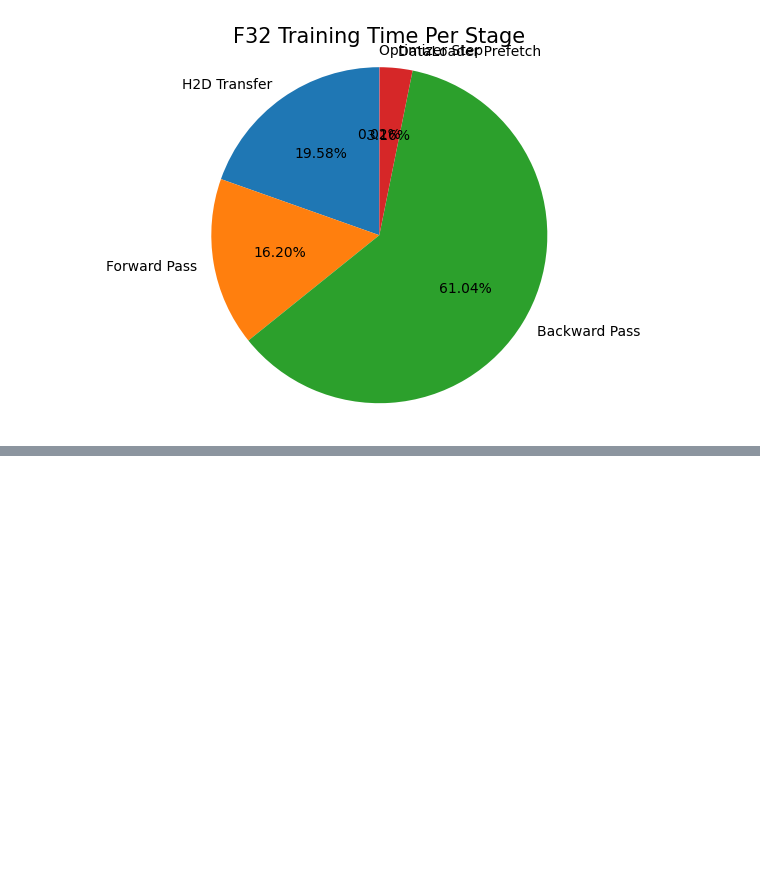
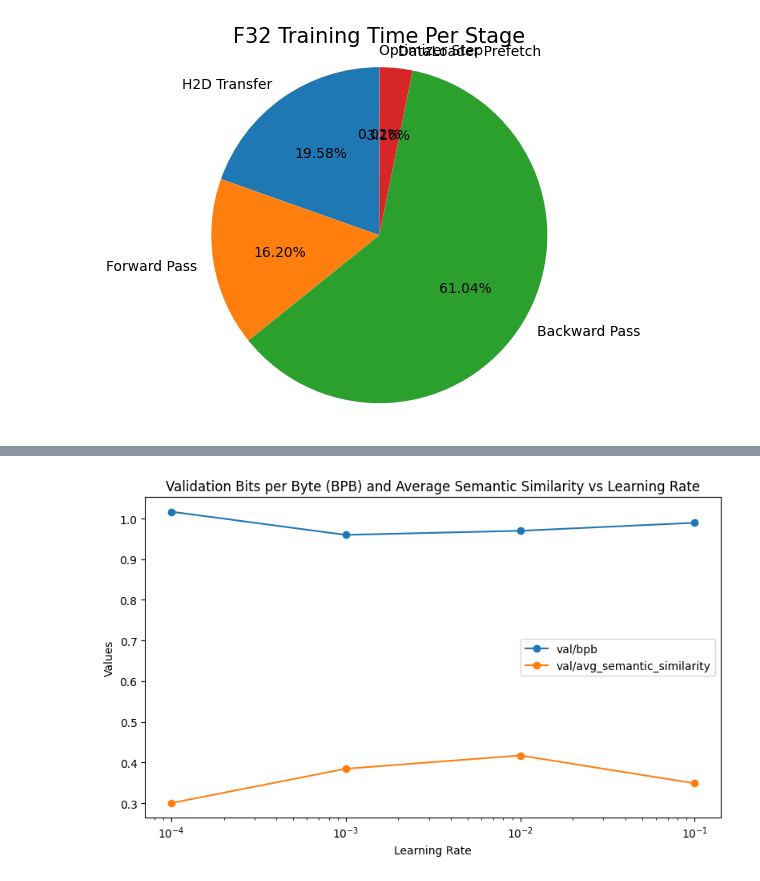
Before and after one commit to AlexanderSwartz/multimodal-nanochat, a Jupyter notebook: scripts/analyze_wandb_runs.ipynb, the cells around one changed output, grey strips where cells are left out. Drawn from its saved outputs; the diff is of its cells as text; code cells hidden in the pictures; blank space fills up the shorter version.

```diff
--- a/scripts/analyze_wandb_runs.ipynb
+++ b/scripts/analyze_wandb_runs.ipynb
@@ -746,0 +843,21 @@ plt.show()
+# %%
+import matplotlib.pyplot as plt
+
+plt.figure(figsize=(8, 5))
+
+# Plot the three lines
+plt.plot(df['vision_lr'], df['val/bpb'], marker='o', label='val/bpb')
+plt.plot(df['vision_lr'], df['val/avg_semantic_similarity'], marker='o', label='val/avg_semantic_similarity')
+# plt.plot(df['vision_lr'], df['train/loss'], marker='o', label='train/loss')
+
+# Add labels and legend
+plt.title('Validation Bits per Byte (BPB) and Average Semantic Similarity vs Learning Rate')
+plt.xlabel('Learning Rate')
+plt.xscale('log')
+plt.ylabel('Values')
+plt.legend()
+
+plt.tight_layout()
+plt.show()
+# %% [output]
+[figure, added]
```
Also changed, not shown: parts of 5 cells of this notebook.
